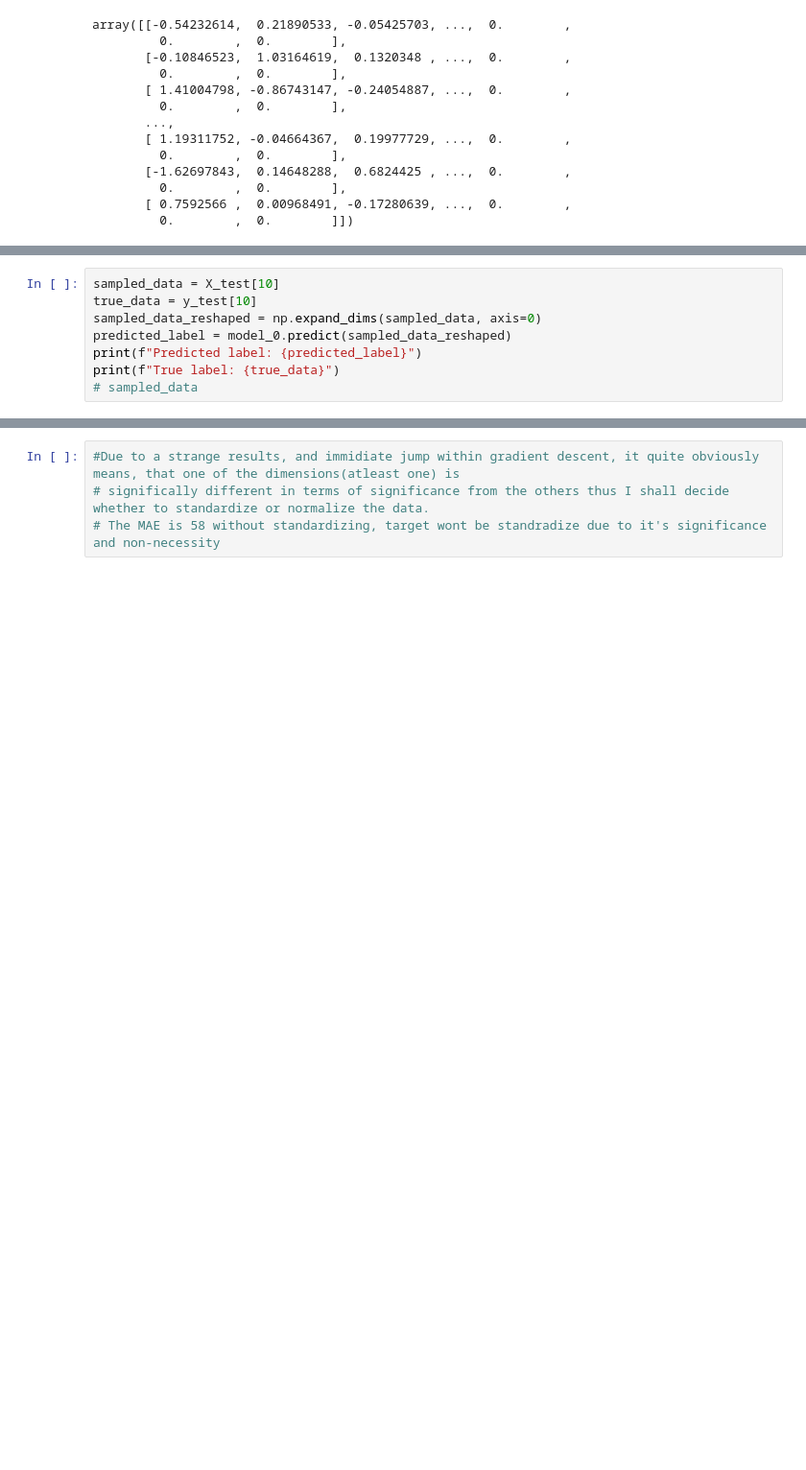
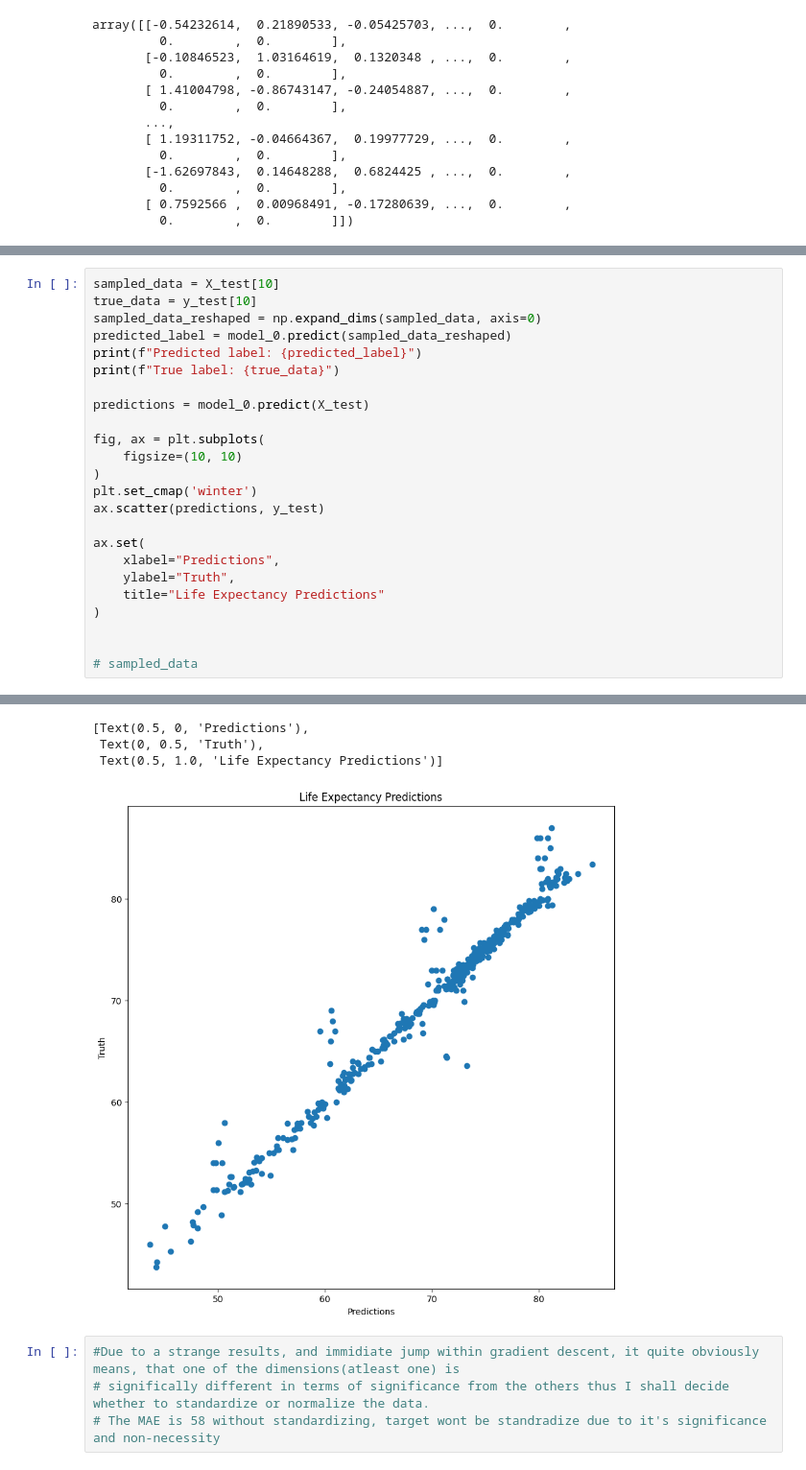
Before and after one commit to LozinskiMatthew/Life-Expectancy-Model, a Jupyter notebook: LifeExpectancyModel.ipynb, the cells around one changed output, grey strips where cells are left out. Shown: that part at 96% size. Cells and saved outputs as stored; diff of their text form; blank space fills up the shorter version.

Commit message:
Plotted the chart of the predictions tomorrow I shall look at the outliers

```diff
--- a/LifeExpectancyModel.ipynb
+++ b/LifeExpectancyModel.ipynb
@@ -872,5 +874,21 @@ sampled_data_reshaped = np.expand_dims(sampled_data, axis=0)
 predicted_label = model_0.predict(sampled_data_reshaped)
 print(f"Predicted label: {predicted_label}")
 print(f"True label: {true_data}")
+
+predictions = model_0.predict(X_test)
+
+fig, ax = plt.subplots(
+    figsize=(10, 10)
+)
+plt.set_cmap('winter')
+ax.scatter(predictions, y_test)
+
+ax.set(
+    xlabel="Predictions",
+    ylabel="Truth",
+    title="Life Expectancy Predictions"
+)
+
+
 # sampled_data
 # %% [output]
@@ -880,3 +899,7 @@ True label: 73.1
+[Text(0.5, 0, 'Predictions'),
+ Text(0, 0.5, 'Truth'),
+ Text(0.5, 1.0, 'Life Expectancy Predictions')]
+[figure, added]
 # %%
 #Due to a strange results, and immidiate jump within gradient descent, it quite obviously means, that one of the dimensions(atleast one) is
 # significally different in terms of significance from the others thus I shall decide whether to standardize or normalize the data.
```
Also changed, not shown: parts of 5 cells of this notebook.
